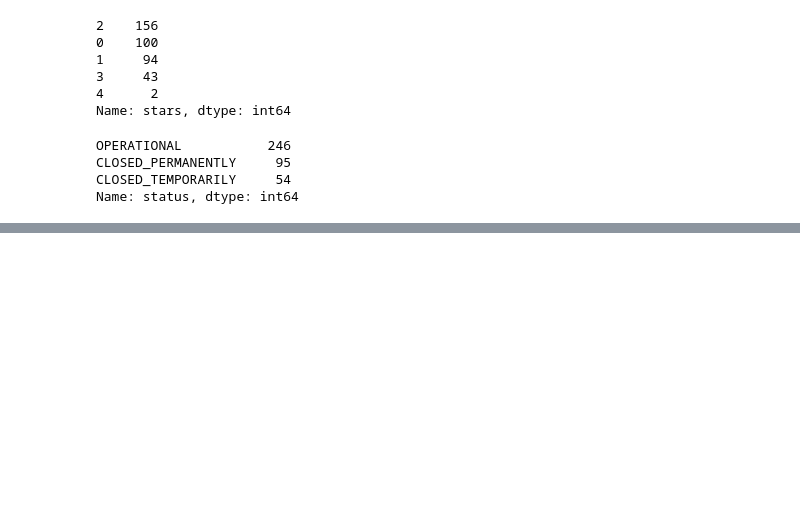
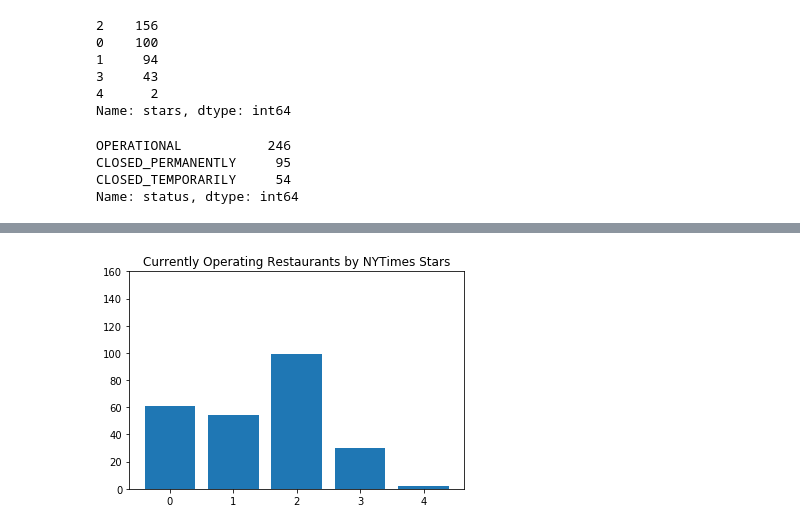
Before and after one commit to bagnine/nytimesreviews, a Jupyter notebook: timesreviews.ipynb, the cells around one changed output, grey strips where cells are left out. Cells and saved outputs as stored; diff of their text form; code cells hidden in the pictures; blank space fills up the shorter version.

```diff
--- a/timesreviews.ipynb
+++ b/timesreviews.ipynb
@@ -523,0 +512,7 @@ Name: status, dtype: int64
+# %%
+plt.bar(height = maindf[maindf['status'] == 'OPERATIONAL']['stars'].value_counts(), x = maindf[maindf['status'] == 'OPERATIONAL']['stars'].value_counts().index)
+plt.title('Currently Operating Restaurants by NYTimes Stars')
+plt.xticks([0,1,2,3,4])
+plt.ylim(0,160);
+# %% [output]
+[figure, added]
```
Also changed, not shown: parts of 20 cells of this notebook, 1 other file.
